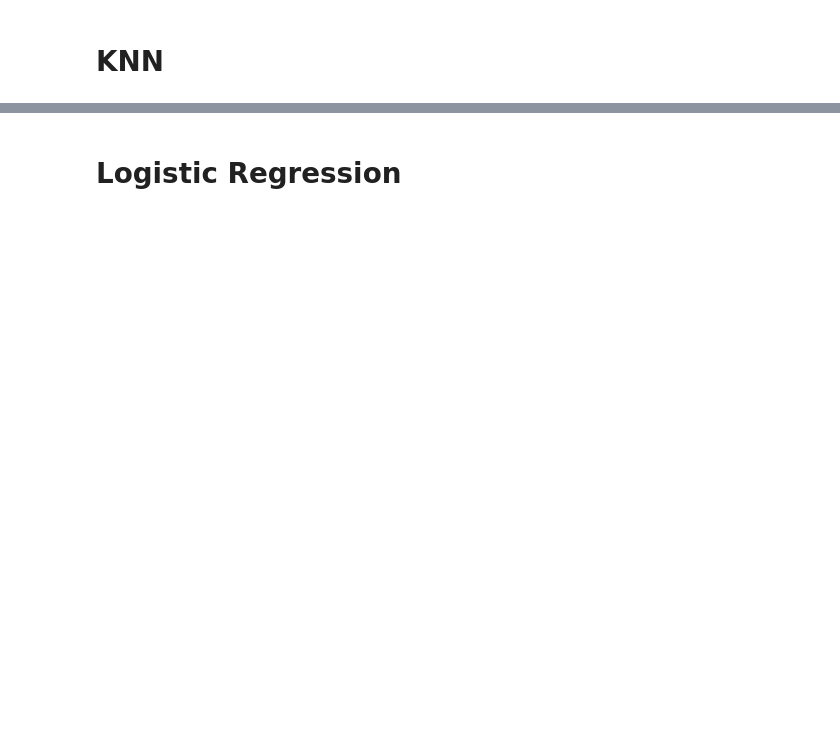
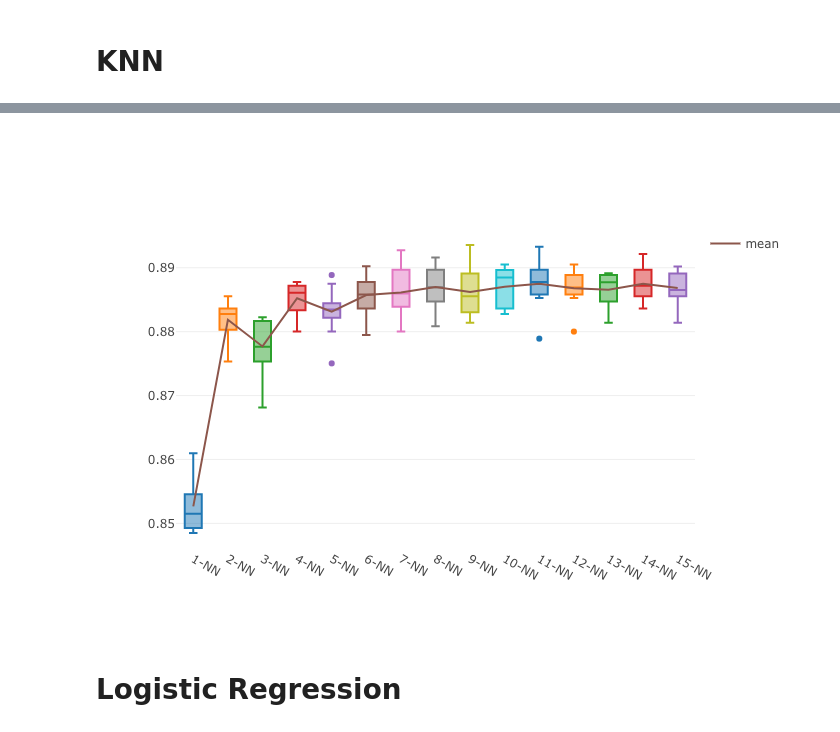
Before and after one commit to artemii-yanushevskyi/Data-Mining-Coursework, a Jupyter notebook: Term Deposit Prediction.ipynb, the cells around one changed output, grey strips where cells are left out. Cells and saved outputs as stored; diff of their text form; code cells hidden in the pictures; blank space fills up the shorter version.

```diff
--- a/Term Deposit Prediction.ipynb
+++ b/Term Deposit Prediction.ipynb
@@ -395,5 +396,11 @@ for col in knn_results.columns:
     data.append(go.Box(y=knn_results[col], name=col, showlegend=False ) )
 
 data.append(go.Scatter(x=knn_results.columns, y = knn_results.mean(), mode='lines', name='mean'))
-iplot(data)
+
+fig = go.Figure(data=data)
+if exporting == True:
+    static_image_bytes = pio.to_image(fig, format='png')
+    display(Image(static_image_bytes))
+else:
+    display(iplot(fig))
 # %% [output]
@@ -401,3 +407,4 @@ iplot(data)
+[figure, added]
 # %%
 for n in [8, 13, 14, 15]:
     scores['{} Nearest N'.format(n)] = knn_results['{}-NN'.format(n)]
```
Also changed, not shown: parts of 17 cells of this notebook, 1 other file.
